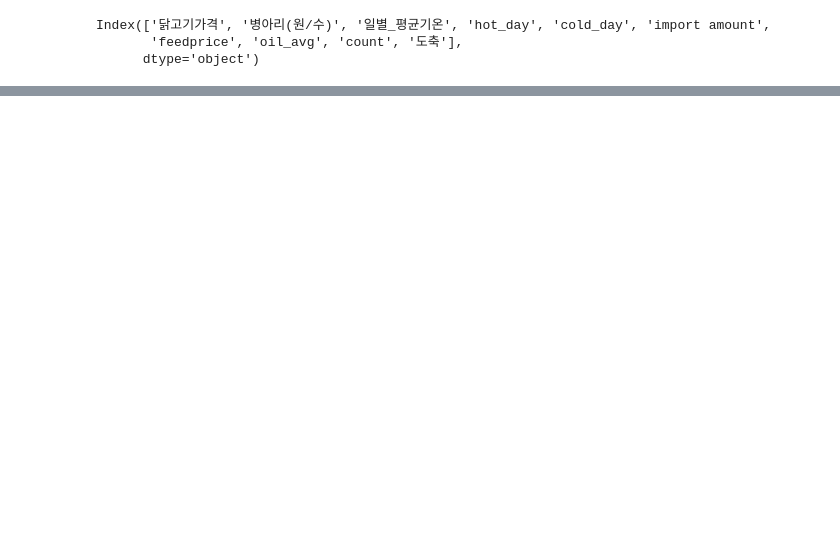
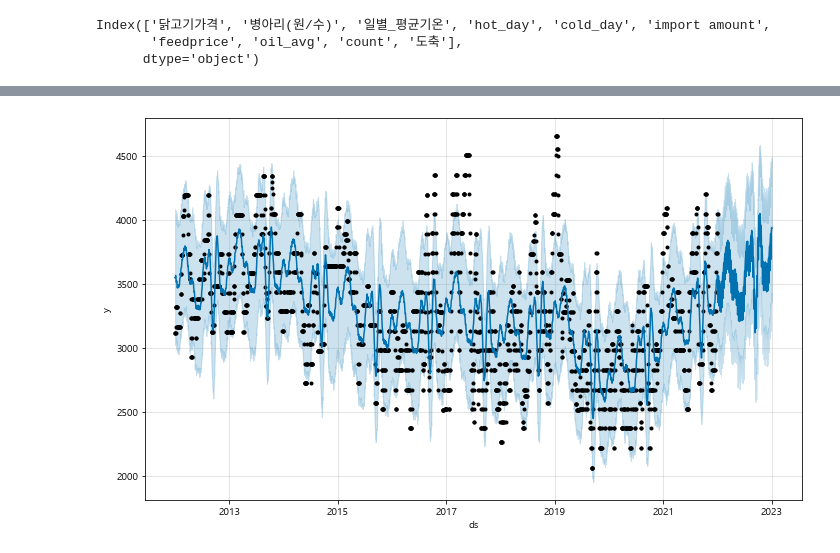
Before and after one commit to fin-special/chicken_price_prediction, a Jupyter notebook: 데이터시각화/hyebin.ipynb, the cells around one changed output, grey strips where cells are left out. Saved outputs shown, nothing was run; the diff lists cells and outputs as text; code cells hidden in the pictures; blank space fills up the shorter version.

```diff
--- a/데이터시각화/hyebin.ipynb
+++ b/데이터시각화/hyebin.ipynb
@@ -885,0 +1295,9 @@ ValueError: With n_samples=0, test_size=0.8 and train_size=None, the resulting t
+# %%
+# prophet은 ds,y라는 두가지 컬럼만 있어야 함(컬럼 이름 맞추기)
+data = data[['date', 'price']]
+data = data.rename(columns=({'date':'ds','price':'y'}))
+# %%
+from prophet import Prophet
+
+m = Prophet()
+m.fit(data)
@@ -885,0 +1308,3 @@ ValueError: With n_samples=0, test_size=0.8 and train_size=None, the resulting t
+# %%
+future = m.make_future_dataframe(periods=365)
+future.tail()
@@ -885,0 +1318,3 @@ ValueError: With n_samples=0, test_size=0.8 and train_size=None, the resulting t
+# %%
+forecast = m.predict(future)
+forecast.tail()
@@ -885,0 +1328,4 @@ ValueError: With n_samples=0, test_size=0.8 and train_size=None, the resulting t
+# %%
+fig1 = m.plot(forecast)
+# %% [output]
+[figure, added]
```
Also changed, not shown: parts of 87 cells of this notebook, 3 other files.
